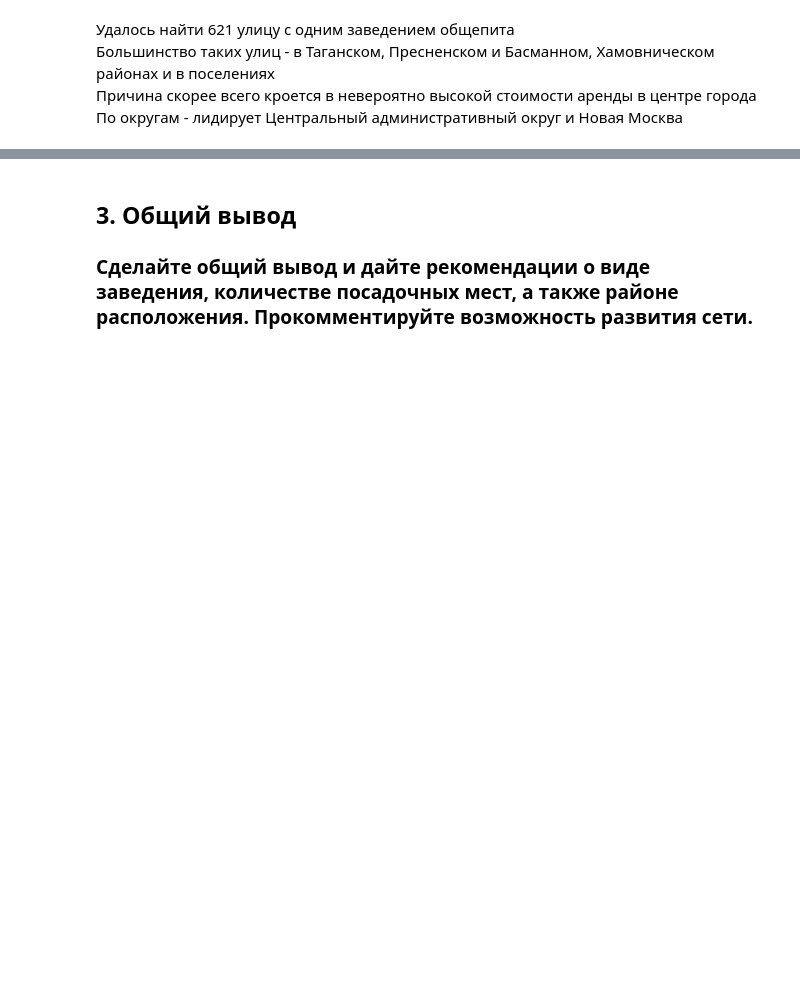
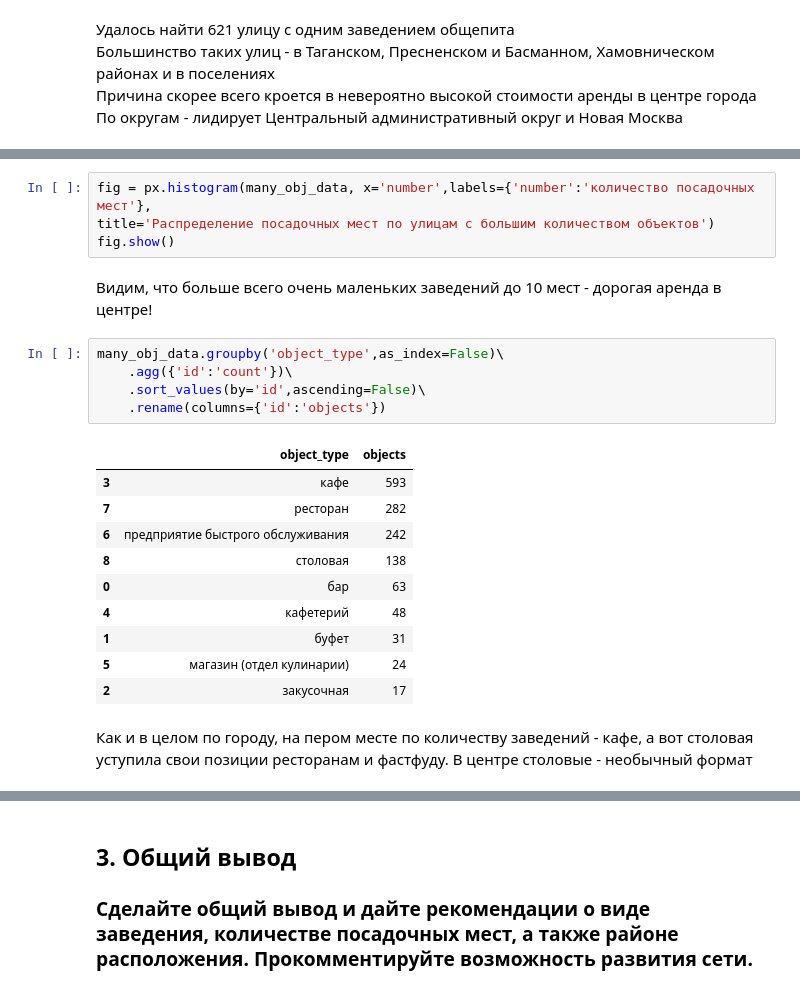
Before and after one commit to kbzunder/Yandex_Practicum_Projects, a Jupyter notebook: project_14_visualization.ipynb, the cells around one changed output, grey strips where cells are left out. Saved outputs shown, nothing was run; the diff lists cells and outputs as text; blank space fills up the shorter version.

```diff
--- a/project_14_visualization.ipynb
+++ b/project_14_visualization.ipynb
@@ -416,0 +433,24 @@ regions_one_object.groupby('Административный округ',as_inde
+# %%
+fig = px.histogram(many_obj_data, x='number',labels={'number':'количество посадочных мест'},
+title='Распределение посадочных мест по улицам с большим количеством объектов')
+fig.show()
+# %% [markdown]
+Видим, что больше всего очень маленьких заведений до 10 мест  - дорогая аренда в центре!
+# %%
+many_obj_data.groupby('object_type',as_index=False)\
+    .agg({'id':'count'})\
+    .sort_values(by='id',ascending=False)\
+    .rename(columns={'id':'objects'})
+# %% [output]
+|  | object_type | objects |
+| 3 | кафе | 593 |
+| 7 | ресторан | 282 |
+| 6 | предприятие быстрого обслуживания | 242 |
+| 8 | столовая | 138 |
+| 0 | бар | 63 |
+| 4 | кафетерий | 48 |
+| 1 | буфет | 31 |
+| 5 | магазин (отдел кулинарии) | 24 |
+| 2 | закусочная | 17 |
+# %% [markdown]
+Как и в целом по городу, на пером месте по количеству заведений - кафе, а вот столовая уступила свои позиции ресторанам и фастфуду. В центре столовые - необычный формат
```
Also changed, not shown: parts of 6 cells of this notebook.
